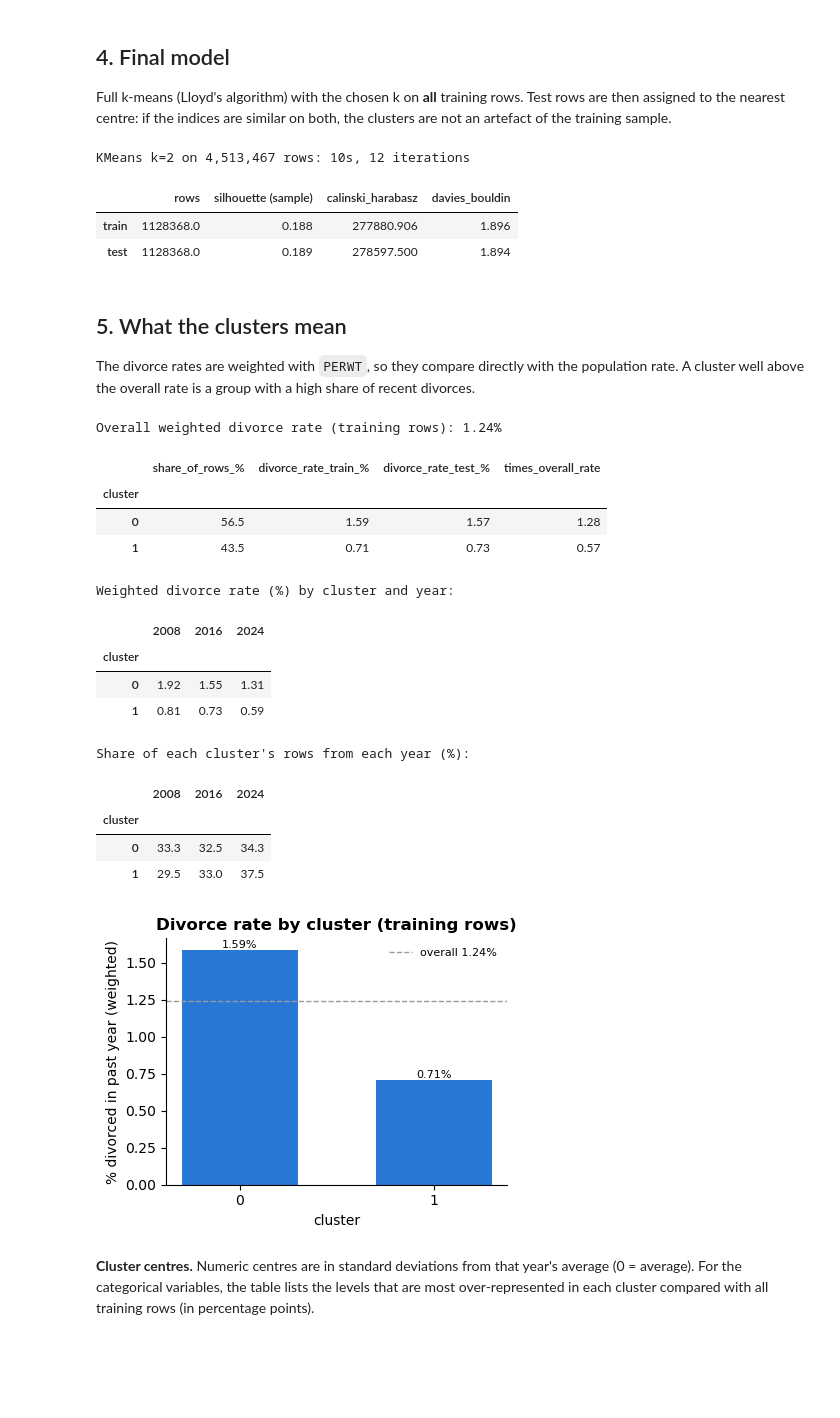
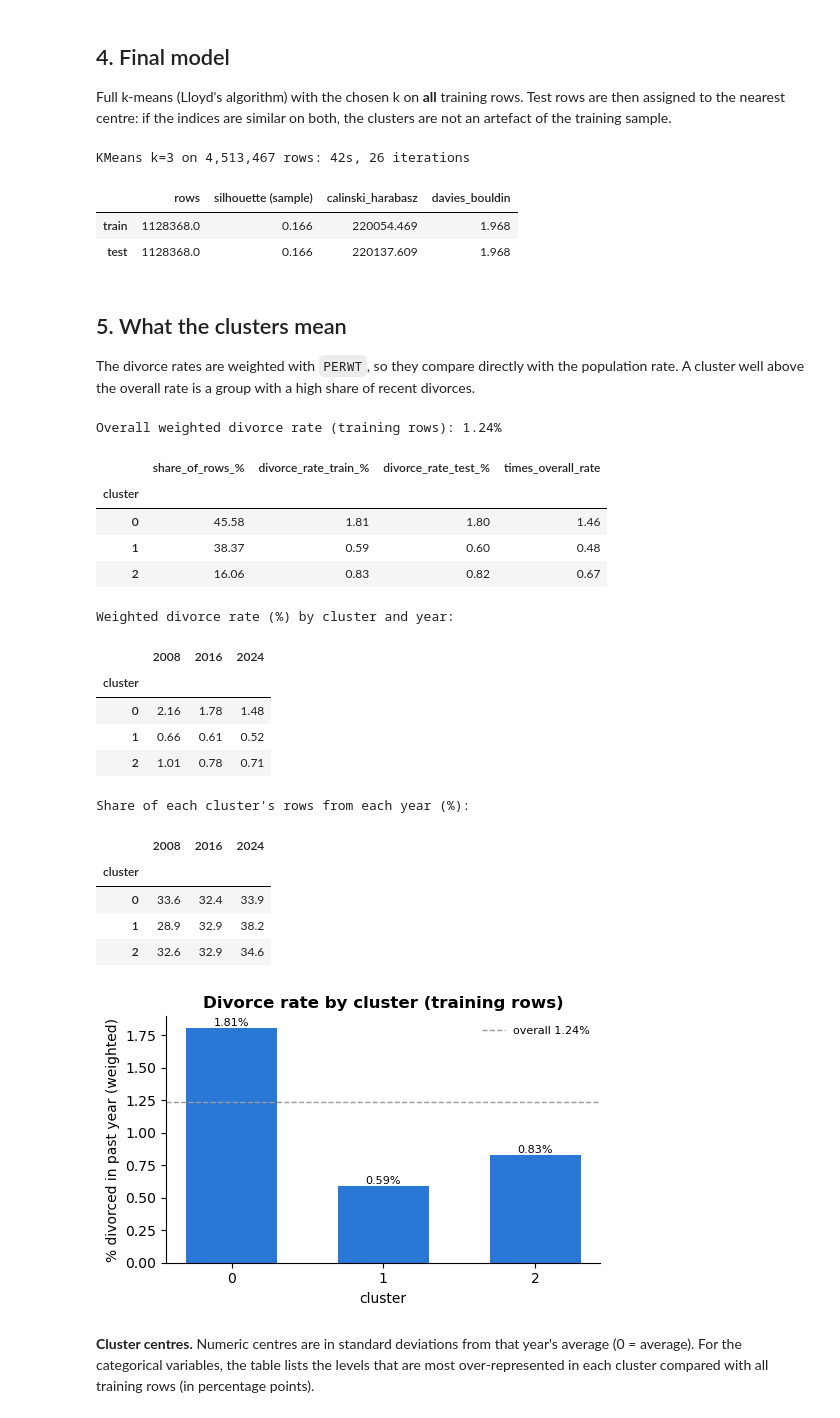
Before and after one commit to borodooovitsyn/divorce-analysis, a Jupyter notebook: KMeans_Clustering.ipynb, the cells around one changed output. Saved outputs shown, nothing was run; the diff lists cells and outputs as text; code cells hidden in the pictures; blank space fills up the shorter version.

```diff
--- a/KMeans_Clustering.ipynb
+++ b/KMeans_Clustering.ipynb
@@ -239,6 +239,8 @@ save_fig(fig, "kmeans_choose_k")
 Full k-means (Lloyd's algorithm) with the chosen k on **all** training rows. Test rows are then assigned to the
 nearest centre: if the indices are similar on both, the clusters are not an artefact of the training sample.
 # %%
+rng = np.random.default_rng(SEED)
+K=3
 t0 = time.time()
 km = KMeans(n_clusters=K, n_init=3, random_state=SEED).fit(X_tr)
 lab_tr, lab_te = km.labels_, km.predict(X_te)
@@ -257,16 +259,17 @@ def scores(X, lab):
 final_scores = pd.DataFrame({"train": scores(X_tr, lab_tr), "test": scores(X_te, lab_te)}).T
 display(final_scores.round(3))
 # %% [output]
-KMeans k=2 on 4,513,467 rows: 10s, 12 iterations
+KMeans k=3 on 4,513,467 rows: 42s, 26 iterations
 |  | rows | silhouette (sample) | calinski_harabasz | davies_bouldin |
-| train | 1128368.0 | 0.188 | 277880.906 | 1.896 |
-| test | 1128368.0 | 0.189 | 278597.500 | 1.894 |
+| train | 1128368.0 | 0.166 | 220054.469 | 1.968 |
+| test | 1128368.0 | 0.166 | 220137.609 | 1.968 |
 # %% [markdown]
 ## 5. What the clusters mean
 
 The divorce rates are weighted with `PERWT`, so they compare directly with the population rate. A cluster well
 above the overall rate is a group with a high share of recent divorces.
 # %%
+K=3
 def wrate(mask):
     return 100 * np.average(y[mask], weights=w[mask]) if mask.any() else np.nan
 
@@ -280,40 +283,43 @@ profile = pd.DataFrame({
 }, index=pd.Index(range(K), name="cluster"))
 profile["times_overall_rate"] = profile["divorce_rate_train_%"] / overall
 print(f"Overall weighted divorce rate (training rows): {overall:.2f}%")
 display(profile.round(2))
 
 by_year = pd.DataFrame({yr: [wrate(train & (cluster_all == c) & (year == yr)) for c in range(K)]
                         for yr in sorted(np.unique(year))}, index=profile.index)
 year_mix = pd.crosstab(lab_tr, year[tr_idx], normalize="index").mul(100)
 year_mix.index.name, year_mix.columns.name = "cluster", None
 print("Weighted divorce rate (%) by cluster and year:"); display(by_year.round(2))
 print("Share of each cluster's rows from each year (%):"); display(year_mix.round(1))
 
 fig, ax = plt.subplots(figsize=(1.2 * K + 2, 3.2))
 ax.bar(profile.index.astype(str), profile["divorce_rate_train_%"], color=BLUE, width=0.6)
 ax.axhline(overall, color=GREY, ls="--", lw=1, label=f"overall {overall:.2f}%")
 for c, v in profile["divorce_rate_train_%"].items():
     ax.text(c, v, f"{v:.2f}%", ha="center", va="bottom", fontsize=8)
 ax.set_xlabel("cluster"); ax.set_ylabel("% divorced in past year (weighted)")
 ax.set_title("Divorce rate by cluster (training rows)", fontweight="bold"); ax.legend(frameon=False, fontsize=8)
 save_fig(fig, "kmeans_divorce_rate_by_cluster")
 # %% [output]
 Overall weighted divorce rate (training rows): 1.24%
 |  | share_of_rows_% | divorce_rate_train_% | divorce_rate_test_% | times_overall_rate |
 | cluster |  |  |  |  |
-| 0 | 56.5 | 1.59 | 1.57 | 1.28 |
-| 1 | 43.5 | 0.71 | 0.73 | 0.57 |
+| 0 | 45.58 | 1.81 | 1.80 | 1.46 |
+| 1 | 38.37 | 0.59 | 0.60 | 0.48 |
+| 2 | 16.06 | 0.83 | 0.82 | 0.67 |
 Weighted divorce rate (%) by cluster and year:
 |  | 2008 | 2016 | 2024 |
 | cluster |  |  |  |
-| 0 | 1.92 | 1.55 | 1.31 |
-| 1 | 0.81 | 0.73 | 0.59 |
+| 0 | 2.16 | 1.78 | 1.48 |
+| 1 | 0.66 | 0.61 | 0.52 |
+| 2 | 1.01 | 0.78 | 0.71 |
 Share of each cluster's rows from each year (%):
 |  | 2008 | 2016 | 2024 |
 | cluster |  |  |  |
-| 0 | 33.3 | 32.5 | 34.3 |
-| 1 | 29.5 | 33.0 | 37.5 |
+| 0 | 33.6 | 32.4 | 33.9 |
+| 1 | 28.9 | 32.9 | 38.2 |
+| 2 | 32.6 | 32.9 | 34.6 |
-[figure, old version]
+[figure, new version]
 # %% [markdown]
 **Cluster centres.** Numeric centres are in standard deviations from that year's average (0 = average). For the
 categorical variables, the table lists the levels that are most over-represented in each cluster compared with
```
Also changed, not shown: parts of 9 cells of this notebook, 1 other file.
